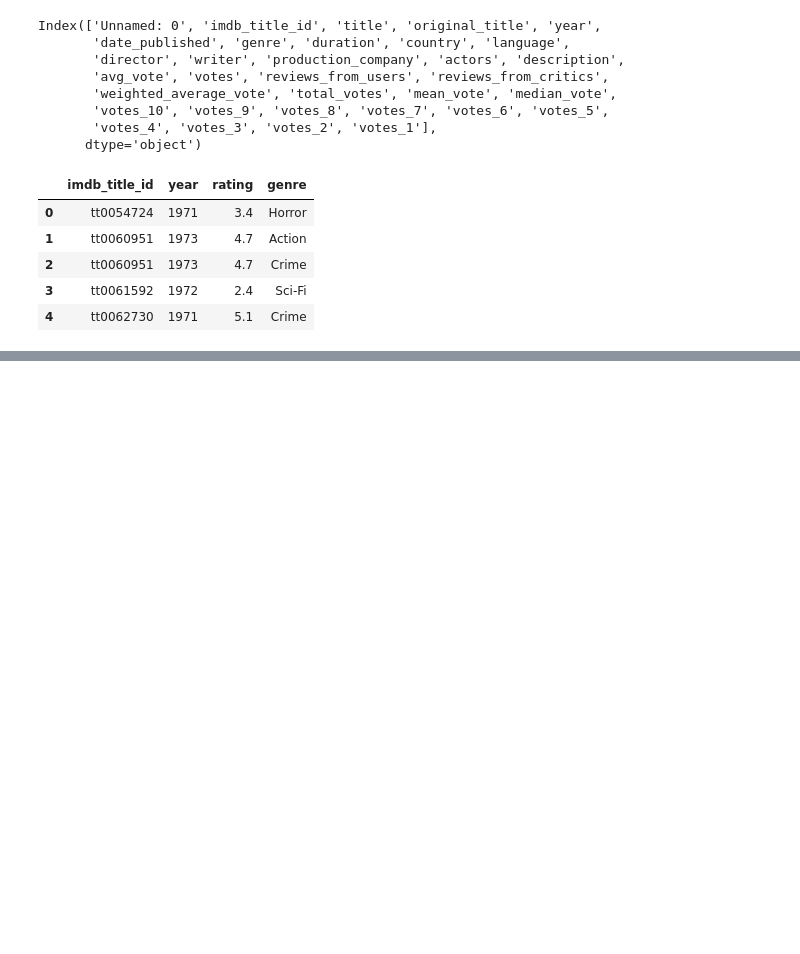
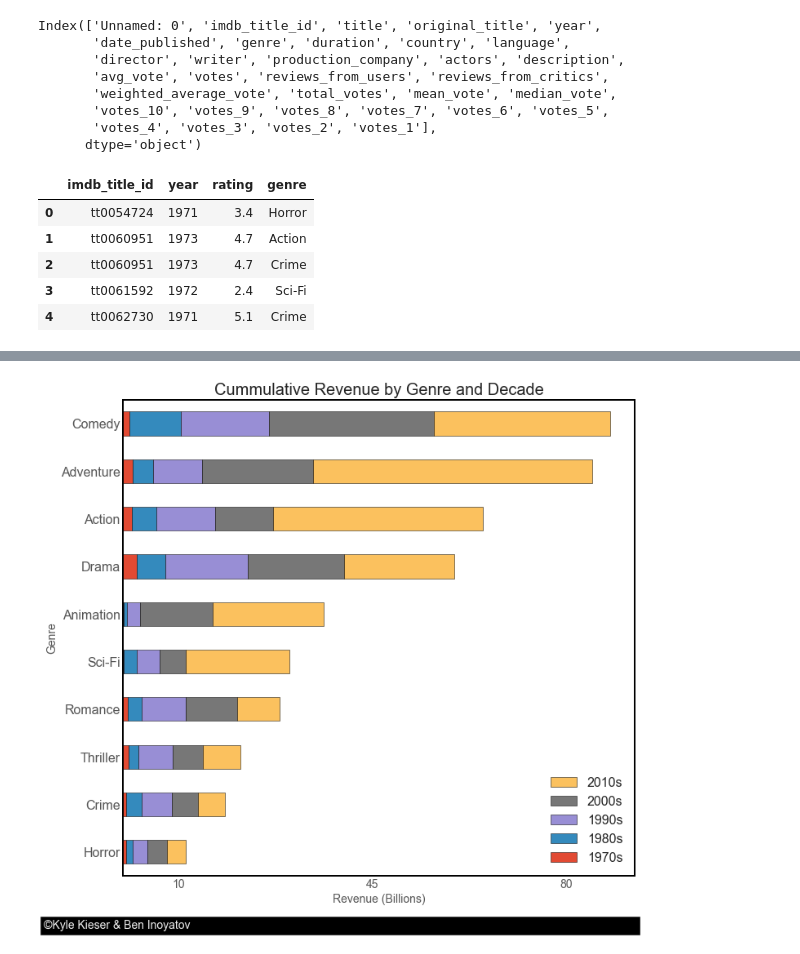
Before and after one commit to Kkies/movie-market-analysis, a Jupyter notebook: viz.ipynb, the cells around one changed output, grey strips where cells are left out. Drawn from its saved outputs; the diff is of its cells as text; code cells hidden in the pictures; blank space fills up the shorter version.

```diff
--- a/viz.ipynb
+++ b/viz.ipynb
@@ -322,0 +351,6 @@ for i in ['left','right', 'top', 'bottom']:
+# %%
+bins = [1969,1979,1989,1999,2009,2019]
+groups = bud_rev_genre_df.groupby(by =['genre', pd.cut(bud_rev_genre_df.year, bins)])
+# %%
+bud_rev_genre_by_year_df = groups['worldwide_gross_income'].sum().unstack(level = 0)
+bud_rev_genre_by_year_df = bud_rev_genre_by_year_df[keep1]
@@ -322,0 +367,28 @@ for i in ['left','right', 'top', 'bottom']:
+# %%
+keep2 = bud_rev_genre_by_year_df.apply(sum).sort_values().index
+# %%
+style.use('ggplot')
+
+fig, ax = plt.subplots()
+bud_rev_genre_by_year_df[keep2].T.plot(kind='barh', stacked=True, figsize = (10,10), edgecolor = 'black', ax=ax)
+ax.set_title('Cummulative Revenue by Genre and Decade', fontsize = 20)
+ax.set_xlabel('Revenue (Billions)', fontsize = 14)
+ax.set_ylabel('Genre', fontsize = 14)
+handles, labels = ax.get_legend_handles_labels()
+ax.legend(reversed(handles),['2010s', '2000s', '1990s', '1980s', '1970s'], prop={'size': 16},
+          title_fontsize = 'xx-large', facecolor = 'white', edgecolor = 'white', loc = 'lower right')
+ax.grid(False)
+ax.set_facecolor('white')
+ax.set_xticks(np.linspace(1e10, 8e10, num = 3))
+ax.set_xticklabels([10,45,80])
+ax.tick_params(axis='x', labelsize=14)
+ax.tick_params(axis='y', labelsize=16)
+for i in ['left','right', 'top', 'bottom']:
+    ax.spines[i].set_color('black')
+    ax.spines[i].set_linewidth(2)
+fig.text(x = -0.055, y = -0.02,
+    s = '©Kyle Kieser & Ben Inoyatov                                                                                                                                             ',
+         fontsize = 14, color = '#f0f0f0', backgroundcolor = 'black');
+plt.savefig('cum_rev_genre.png', facecolor='w', bbox_inches = 'tight')
+# %% [output]
+[figure, added]
```
Also changed, not shown: parts of 16 cells of this notebook.
